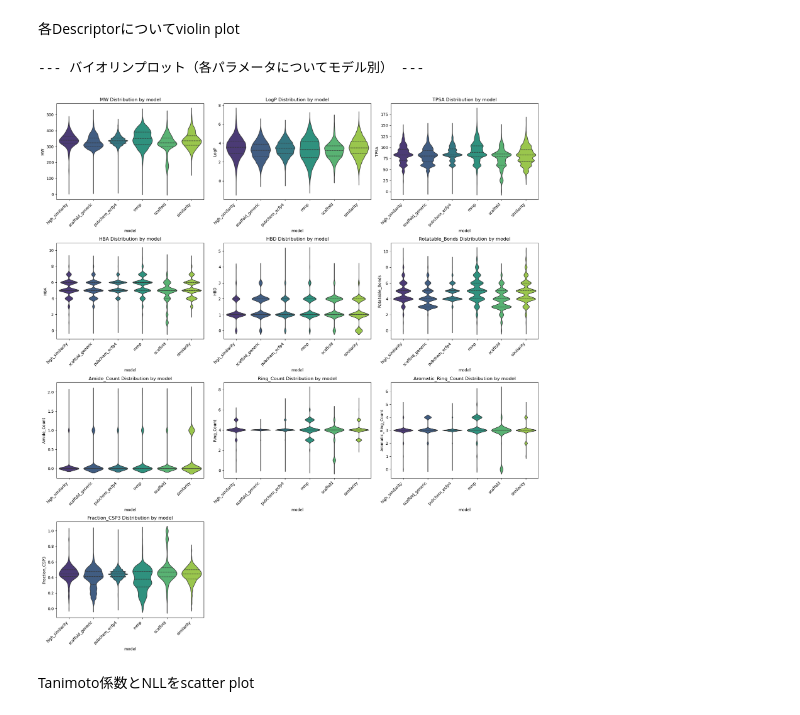
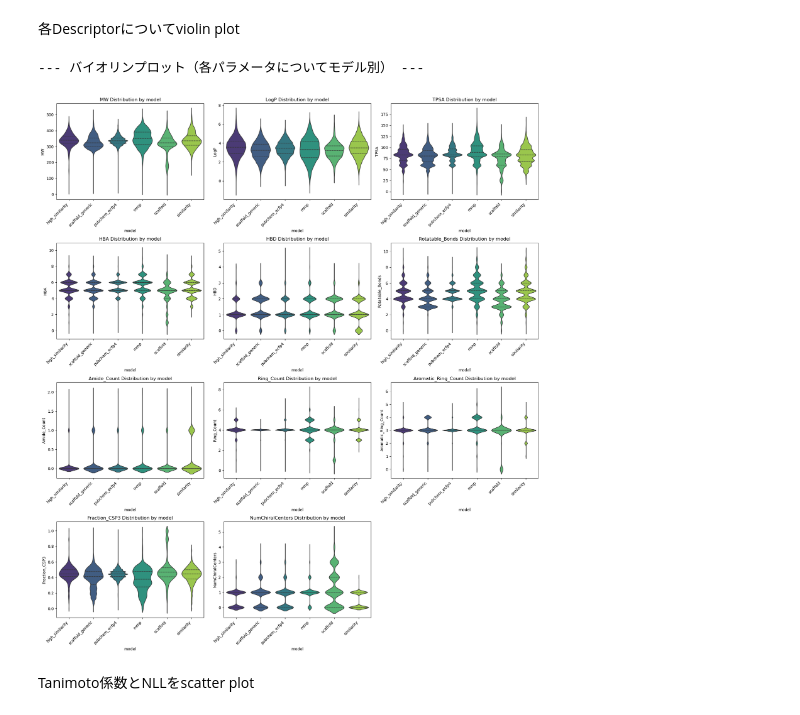
Before and after one commit to keetane/REINVENT4, a Jupyter notebook: all_model_analysis.ipynb, the cells around one changed output. Saved outputs shown, nothing was run; the diff lists cells and outputs as text; code cells hidden in the pictures.

```diff
--- a/all_model_analysis.ipynb
+++ b/all_model_analysis.ipynb
@@ -229,12 +229,31 @@ def calculate_rdkit_descriptors(df, smiles_column='SMILES'):
             return None
         try:
             mol = Chem.MolFromSmiles(str(smiles))
-            # RDKitのSMILESパースエラーは、警告として出力されます。
-            # 必要であれば、ここで個別にprintする設定に戻すことも可能です。
+            # AssignStereoChemistry はこのエラーのために呼び出さない
+            # Chem.AssignStereoChemistry(mol, cleanIt=True, force=True)
             return mol
         except Exception as e:
             print(f"SMILESパース例外: '{smiles}' - {e}")
             return None
+
+    def count_chiral_centers_fallback(mol):
+        """
+        AssignStereoChemistryが使えない場合のキラル中心数フォールバック関数。
+        SMILESから直接エンコードされたキラル中心のみをカウントする傾向があります。
+        """
+        if mol is None:
+            return 0
+
+        num_chiral = 0
+        for atom in mol.GetAtoms():
+            # アトムに立体情報が設定されているか確認
+            # CHI_UNSPECIFIED (0) 以外であれば、立体中心として認識されている
+            if atom.GetChiralTag() != Chem.rdchem.ChiralType.CHI_UNSPECIFIED:
+                # この原子が四面体中心として妥当か確認 (結合数が4など)
+                # より厳密なチェックが必要な場合もあるが、ここではシンプルに
+                if atom.GetDegree() >= 3:
+                    num_chiral += 1
+        return num_chiral
 
     df['mol_object'] = df[smiles_column].apply(smiles_to_mol)
 
@@ -243,9 +262,17 @@ def calculate_rdkit_descriptors(df, smiles_column='SMILES'):
             lambda mol: desc_func(mol) if mol is not None else None
         )
 
+    # キラリティの有無を判定するディスクリプタを追加
+    # フォールバック関数を使用
+    df['NumChiralCenters'] = df['mol_object'].apply(
+        lambda mol: count_chiral_centers_fallback(mol) if mol is not None else 0
+    )
+    # df['IsChiral'] = df['NumChiralCenters'].apply(lambda num: num > 0) # この行を削除
+
     df.drop(columns=['mol_object'], inplace=True)
 
     return df
+
 
 # csvを読み込み
 csv_path = f"{results_dir}/{parent}_all_model.csv"
@@ -285,7 +312,7 @@ def visualize_chemical_space_distributions(df, model_column='model'):
     descriptors_to_plot = [
         'MW', 'LogP', 'TPSA', 'HBA', 'HBD',
         'Rotatable_Bonds', 'Amide_Count', 'Ring_Count',
-        'Aromatic_Ring_Count', 'Fraction_CSP3'
+        'Aromatic_Ring_Count', 'Fraction_CSP3', 'NumChiralCenters'
     ]
 
     print("\n--- バイオリンプロット（各パラメータについてモデル別） ---")
@@ -294,34 +321,34 @@ def visualize_chemical_space_distributions(df, model_column='model'):
     num_rows = (num_plots + num_cols - 1) // num_cols
 
     if num_plots == 0:
         print("警告: プロットする記述子が指定されていません。")
         return
 
     plt.figure(figsize=(num_cols * 6, num_rows * 5))
 
     for i, desc in enumerate(descriptors_to_plot):
         plt.subplot(num_rows, num_cols, i + 1)
         if desc not in df.columns:
             print(f"警告: カラム '{desc}' がDataFrameに存在しません。スキップします。")
             continue
 
         if df[desc].isnull().all():
             print(f"警告: カラム '{desc}' に有効なデータがありません（全てNaN）。スキップします。")
             continue
 
         sns.violinplot(data=df, x=model_column, y=desc, palette="viridis", inner="quartile")
         plt.title(f'{desc} Distribution by {model_column}')
         plt.xlabel(model_column)
         plt.ylabel(desc)
         plt.xticks(rotation=45, ha='right')
     plt.tight_layout()
     plt.show()
 
 df = pd.read_csv(f'{results_dir}/{parent}_all_desc.csv')
 visualize_chemical_space_distributions(df)
 # %% [output]
 --- バイオリンプロット（各パラメータについてモデル別） ---
-[figure, old version]
+[figure, new version]
 # %% [markdown]
 Tanimoto係数とNLLをscatter plot
 # %%
```
